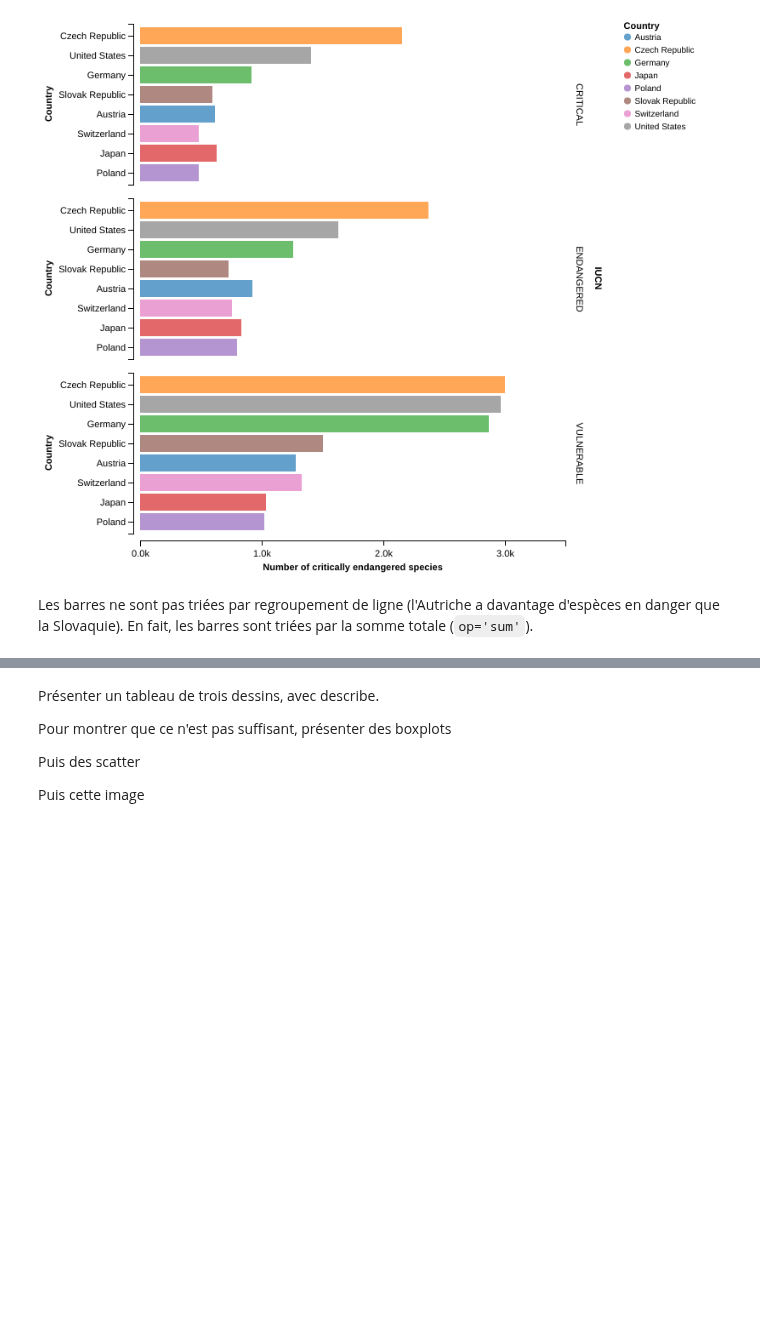
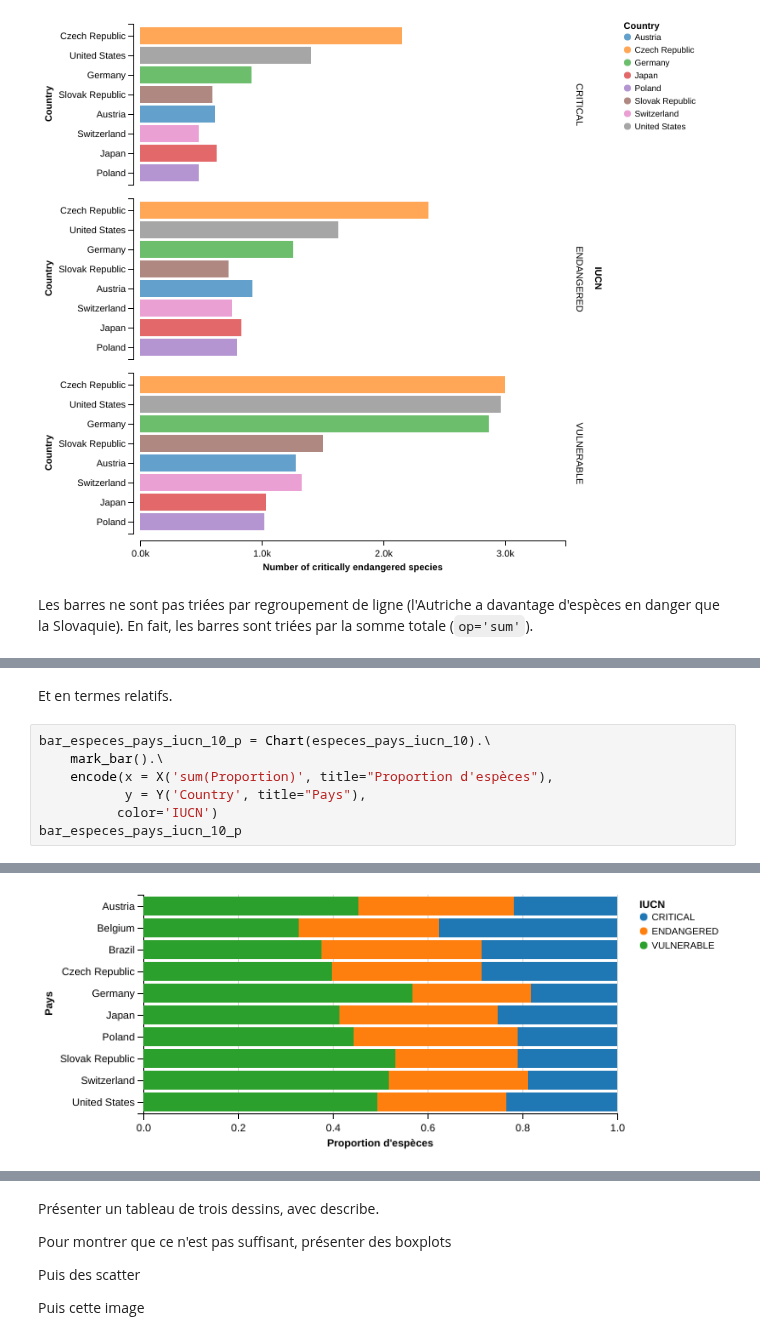
Before and after one commit to essicolo/ecologie-mathematique-Py, a Jupyter notebook: 4_Visualisation/4_Visualisation.ipynb, the cells around one changed output, grey strips where cells are left out. Drawn from its saved outputs; the diff is of its cells as text; blank space fills up the shorter version.

```diff
--- a/4_Visualisation/4_Visualisation.ipynb
+++ b/4_Visualisation/4_Visualisation.ipynb
@@ -261,0 +306,10 @@ Les barres peuvent être fragmentées en différentes sous-catégories, une stra
+# %% [markdown]
+Et en termes relatifs.
+# %%
+bar_especes_pays_iucn_10_p = Chart(especes_pays_iucn_10).\
+    mark_bar().\
+    encode(x = X('sum(Proportion)', title="Proportion d'espèces"),
+           y = Y('Country', title="Pays"),
+          color='IUCN')
+bar_especes_pays_iucn_10_p
+# %% [output]
@@ -261,0 +317 @@ Les barres peuvent être fragmentées en différentes sous-catégories, une stra
+[figure, added]
```
Also changed, not shown: parts of 39 cells of this notebook, 1 other file.
